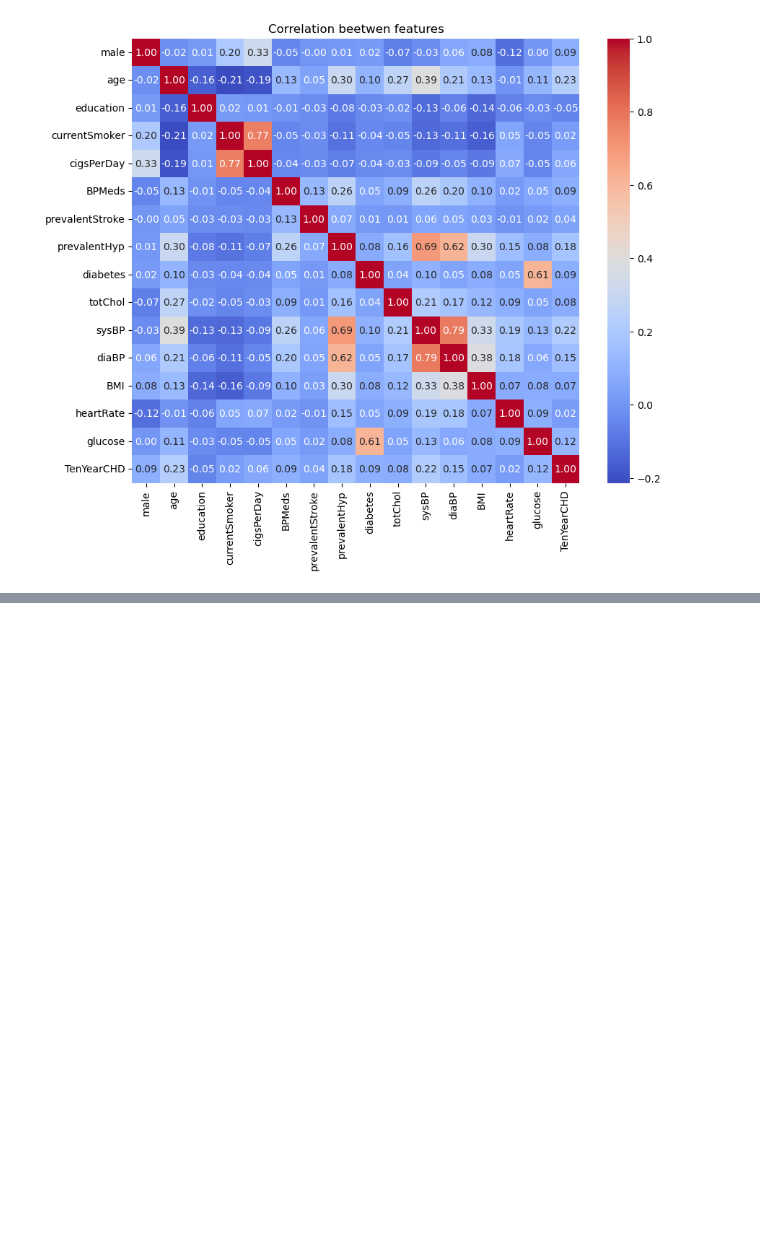
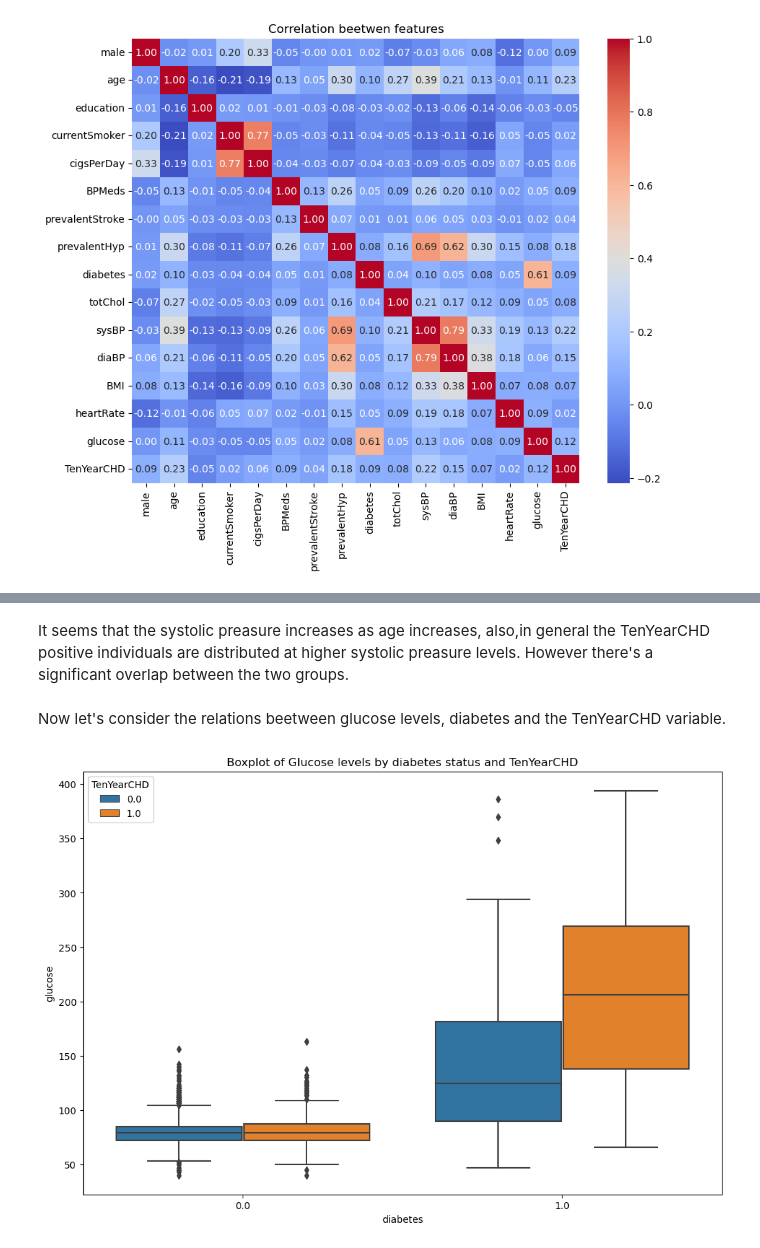
Before and after one commit to Fermazate/Heart-Disease-Prediction, a Jupyter notebook: notebooks/02_post_data_exploration.ipynb, the cells around one changed output, grey strips where cells are left out. Cells and saved outputs as stored; diff of their text form; code cells hidden in the pictures; blank space fills up the shorter version.

```diff
--- a/notebooks/02_post_data_exploration.ipynb
+++ b/notebooks/02_post_data_exploration.ipynb
@@ -88,0 +96,11 @@ From the correlations
+# %% [markdown]
+It seems that the systolic preasure increases as age increases, also,in general the TenYearCHD positive individuals are distributed at higher systolic preasure levels. However there's a significant overlap between the two groups.
+# %% [markdown]
+Now let's consider the relations beetween glucose levels, diabetes and the TenYearCHD variable.
+# %%
+plt.figure(figsize=(12,8))
+sns.boxplot(data=df,x='diabetes',y='glucose',hue='TenYearCHD')
+plt.title('Boxplot of Glucose levels by diabetes status and TenYearCHD')
+plt.show()
+# %% [output]
+[figure, added]
```
Also changed, not shown: parts of 9 cells of this notebook, 3 other files.
